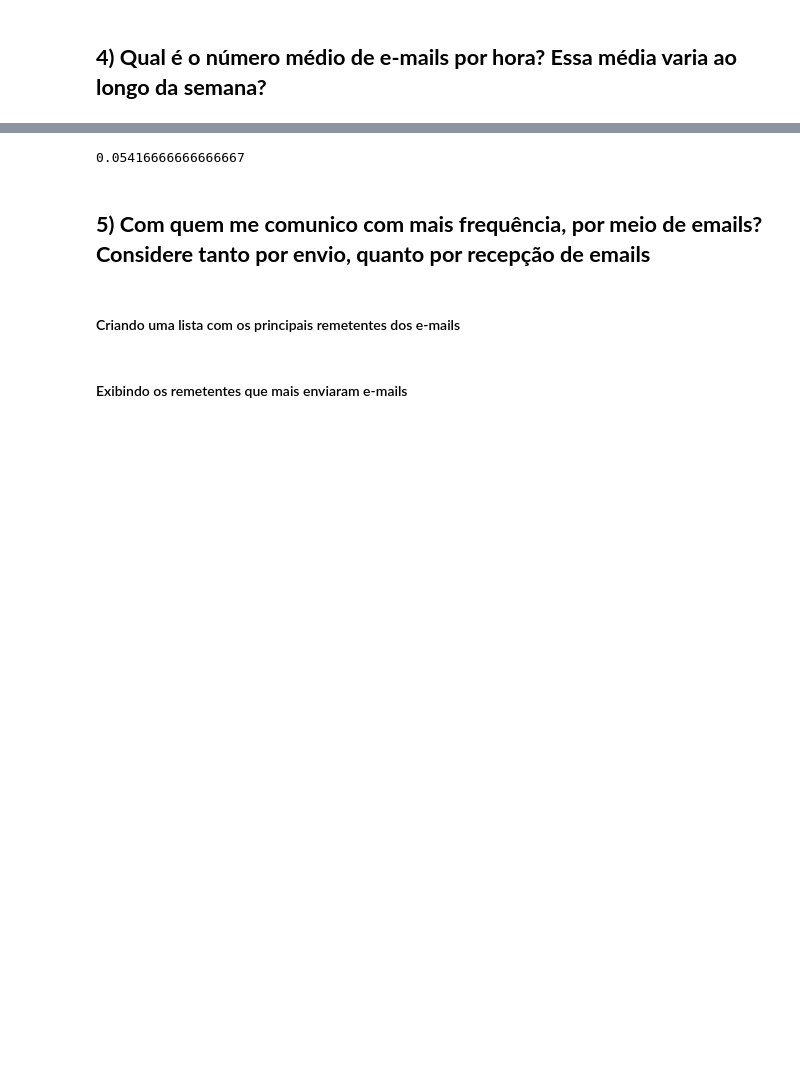
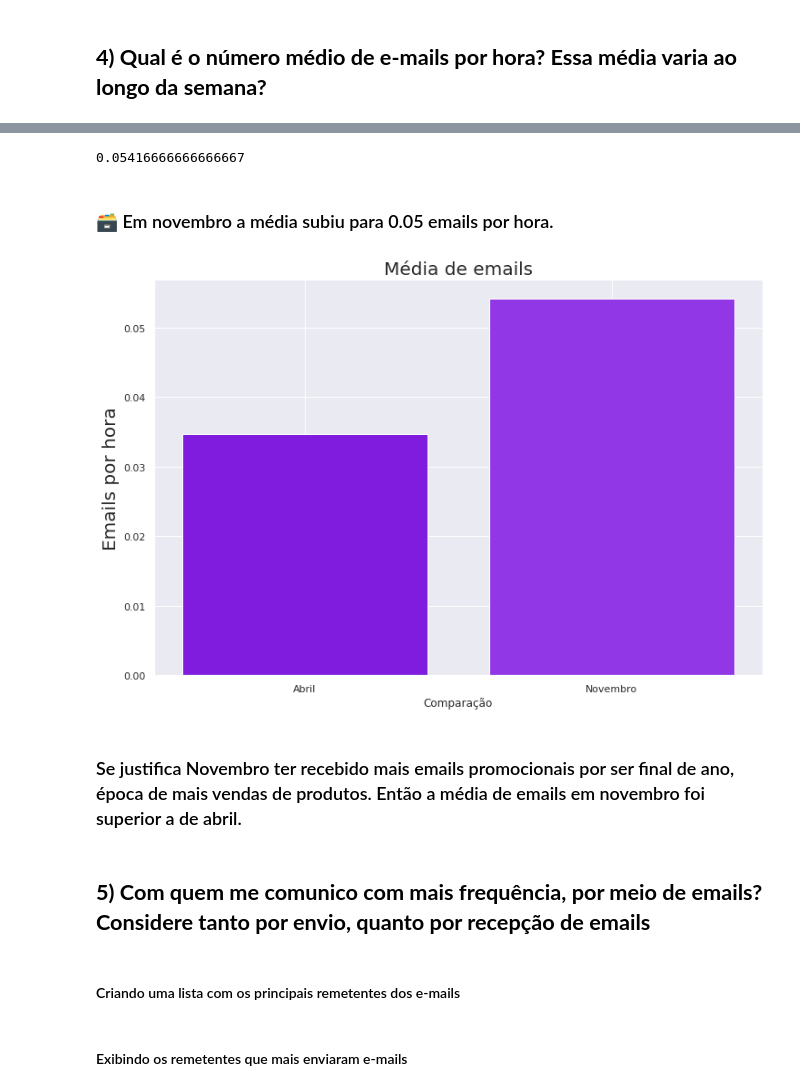
Before and after one commit to ViniciusMedeiros96/Statistic, a Jupyter notebook: Projeto/Projeto 2/Projeto_II.ipynb, the cells around one changed output, grey strips where cells are left out. Drawn from its saved outputs; the diff is of its cells as text; code cells hidden in the pictures; blank space fills up the shorter version.

Commit message:
Finalizando Estatistica

```diff
--- a/Projeto/Projeto 2/Projeto_II.ipynb
+++ b/Projeto/Projeto 2/Projeto_II.ipynb
@@ -428,0 +488,3 @@ abril2020 = pd.DataFrame(Abril2020[["year","date","dayofweek"]])
+# %%
+médiaabril = 25/720
+médiaabril
@@ -432,10 +498,26 @@ abril2020 = pd.DataFrame(Abril2020[["year","date","dayofweek"]])
 November = email[email.month=="November"]
 November2020 = November[November.year==2020]
 november2020 = pd.DataFrame(November2020[["year","date","dayofweek"]])
-# %%
-39/720
-# %% [output]
-0.05416666666666667
+# %%
+médianovembro = 39/720
+médianovembro
+# %% [output]
+0.05416666666666667
+# %%
+x = ['Abril', "Novembro"]
+y = [médiaabril, médianovembro]
+# %% [markdown]
+### 🗃 Em novembro a média subiu para 0.05 emails por hora.
+# %%
+plt.bar(x, y, color=["#801cdd", "#9237e6"])
+plt.ylabel("Emails por hora", size=20)
+plt.xlabel("Comparação")
+plt.title("Média de emails", size=20)
+plt.show()
+# %% [output]
+[figure, added]
+# %% [markdown]
+### Se justifica Novembro ter recebido mais emails promocionais por ser final de ano, época de mais vendas de produtos. Então a média de emails em novembro foi superior a de abril.
 # %% [markdown]
 ## **5) Com quem me comunico com mais frequência, por meio de emails? Considere tanto por envio, quanto por recepção de emails**
 # %% [markdown]
```
Also changed, not shown: parts of 57 cells of this notebook, 3 other files.
